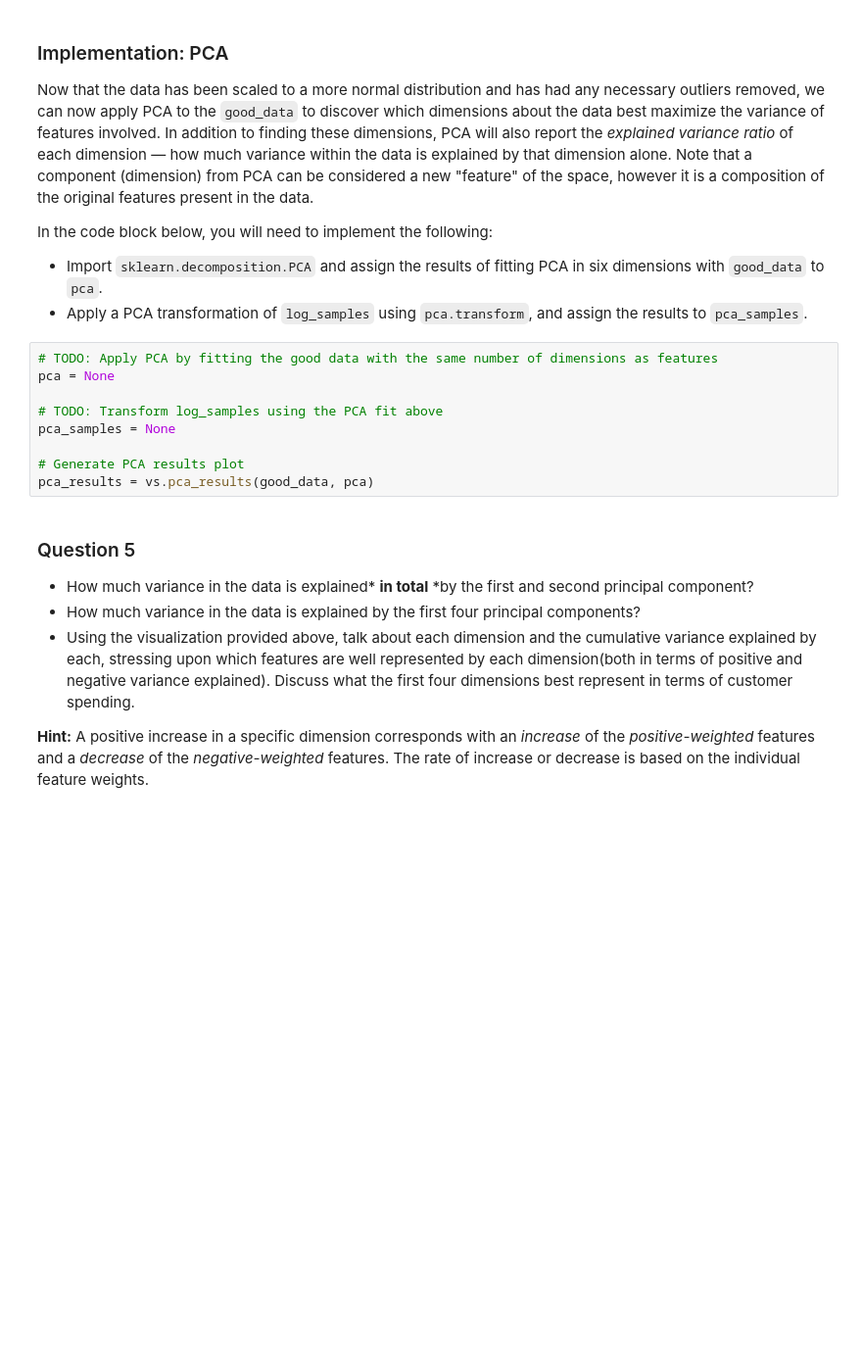
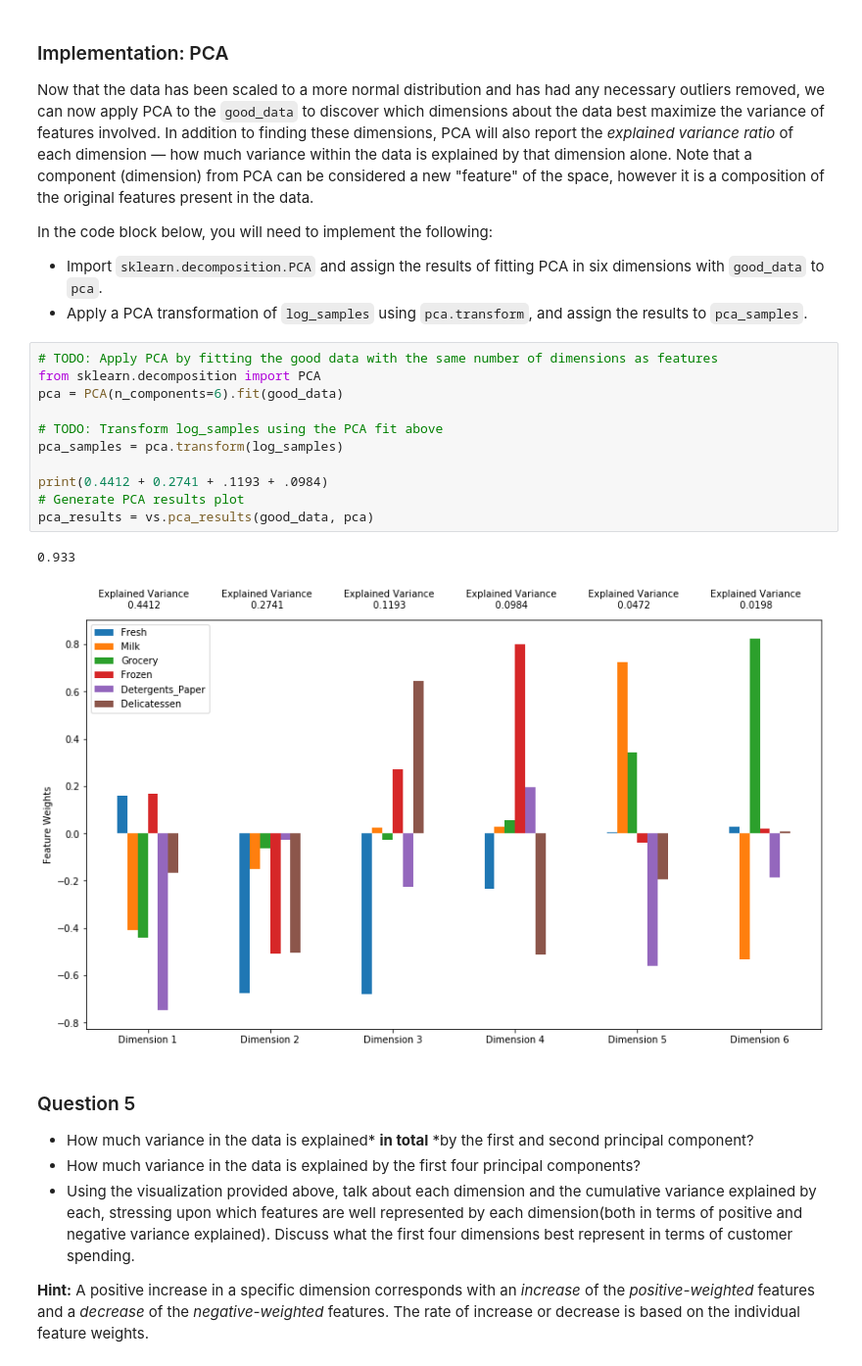
Before and after one commit to tvhong/mlnd, a Jupyter notebook: customer_segments/customer_segments.ipynb, the cells around one changed output. Shown at 98% size. Saved outputs shown, nothing was run; the diff lists cells and outputs as text; blank space fills up the shorter version.

```diff
--- a/customer_segments/customer_segments.ipynb
+++ b/customer_segments/customer_segments.ipynb
@@ -288,13 +328,18 @@ In the code block below, you will need to implement the following:
  - Apply a PCA transformation of `log_samples` using `pca.transform`, and assign the results to `pca_samples`.
 # %%
 # TODO: Apply PCA by fitting the good data with the same number of dimensions as features
-pca = None
+from sklearn.decomposition import PCA
+pca = PCA(n_components=6).fit(good_data)
 
 # TODO: Transform log_samples using the PCA fit above
-pca_samples = None
+pca_samples = pca.transform(log_samples)
 
+print(0.4412 + 0.2741 + .1193 + .0984)
 # Generate PCA results plot
 pca_results = vs.pca_results(good_data, pca)
+# %% [output]
+0.933
+[figure, added]
 # %% [markdown]
 ### Question 5
 
```
Also changed, not shown: parts of 28 cells of this notebook, 1 other file.
